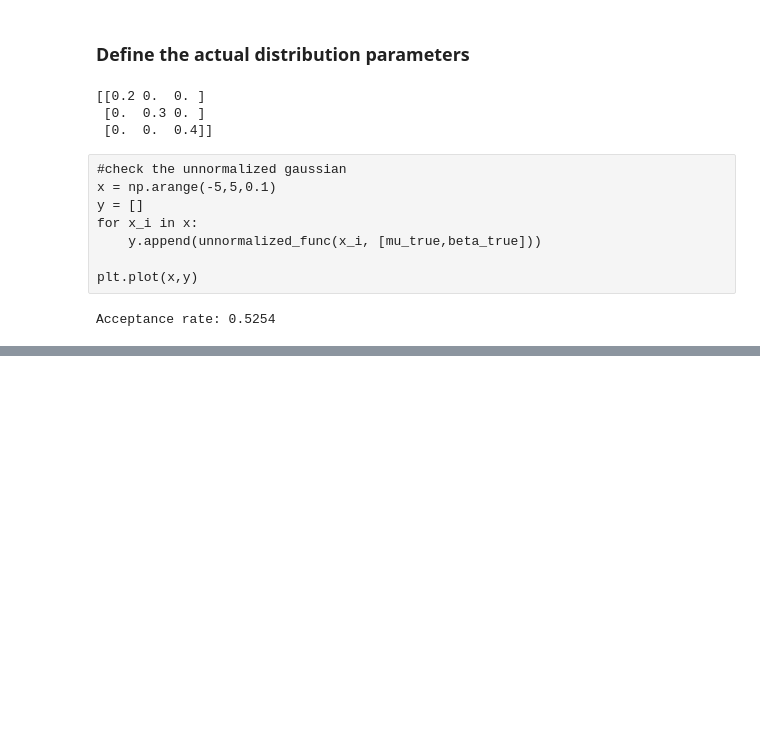
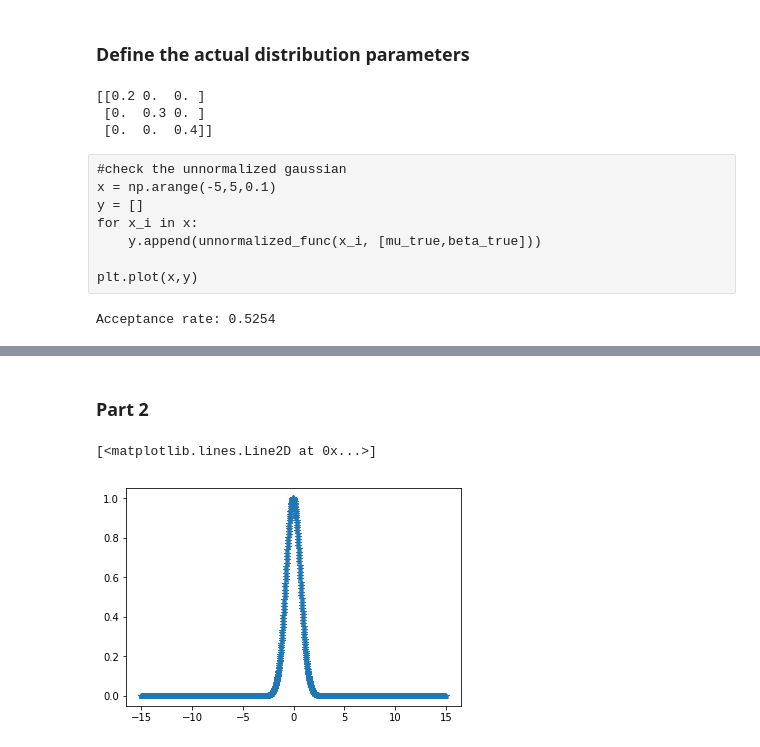
Before and after one commit to anhnguyendepocen/bayes_comp, a Jupyter notebook: notebook/Exercise 7.ipynb, the cells around one changed output, grey strips where cells are left out. Cells and saved outputs as stored; diff of their text form; code cells hidden in the pictures; blank space fills up the shorter version.

```diff
--- a/notebook/Exercise 7.ipynb
+++ b/notebook/Exercise 7.ipynb
@@ -108,0 +144,38 @@ plt.plot(np.log(sample_statistic6[:1000]))
+# %% [markdown]
+### Part 2
+# %%
+from scipy.special import loggamma
+
+def unnormalized_t(tetha, params):
+    df, mu, sigma  = params[0], params[1], params[2]
+    return (1+ ((tetha-mu)**2)/(df*(sigma**2)))**(-0.5*(df+1))
+
+def stable_exp(x_array):
+    return np.exp( x_array - x_array.max() )
+
+def unnormalized_post(tetha, params): #note: tetha and params here differ from the above
+    df, mu,sigma = tetha[0], tetha[1], tetha[2]
+    x  = params[0]
+    n = len(x)
+    cond = np.sum([np.log(unnormalized_t(x_i, [df,mu,sigma])) for x_i in x])
+    cond += n*loggamma((df+1)/2.)-n*loggamma(df/2.)
+    cond += -n*np.log(sigma)
+    cond += -n*0.5*np.log(df*np.pi)
+    prior = np.log(1./sigma)
+    return cond + prior
+# %%
+from scipy.stats import t
+import scipy as scp
+mu_true = 0.3
+sigma_true = 1.
+df_true = 4.2
+x = t.rvs(df=df_true,loc = mu_true, scale=sigma_true,size=1000)
+# %%
+sigma_true = 10
+df_true = 10000
+mu = np.arange(-15,15,0.02)
+post_mu = np.array([unnormalized_post([df_true,mu_i,sigma_true], [x]) for mu_i in mu])
+plt.plot(mu,stable_exp(post_mu), '*')
+# %% [output]
+[<matplotlib.lines.Line2D at 0x...>]
+[figure, added]
```
Also changed, not shown: parts of 21 cells of this notebook, 2 other files.
